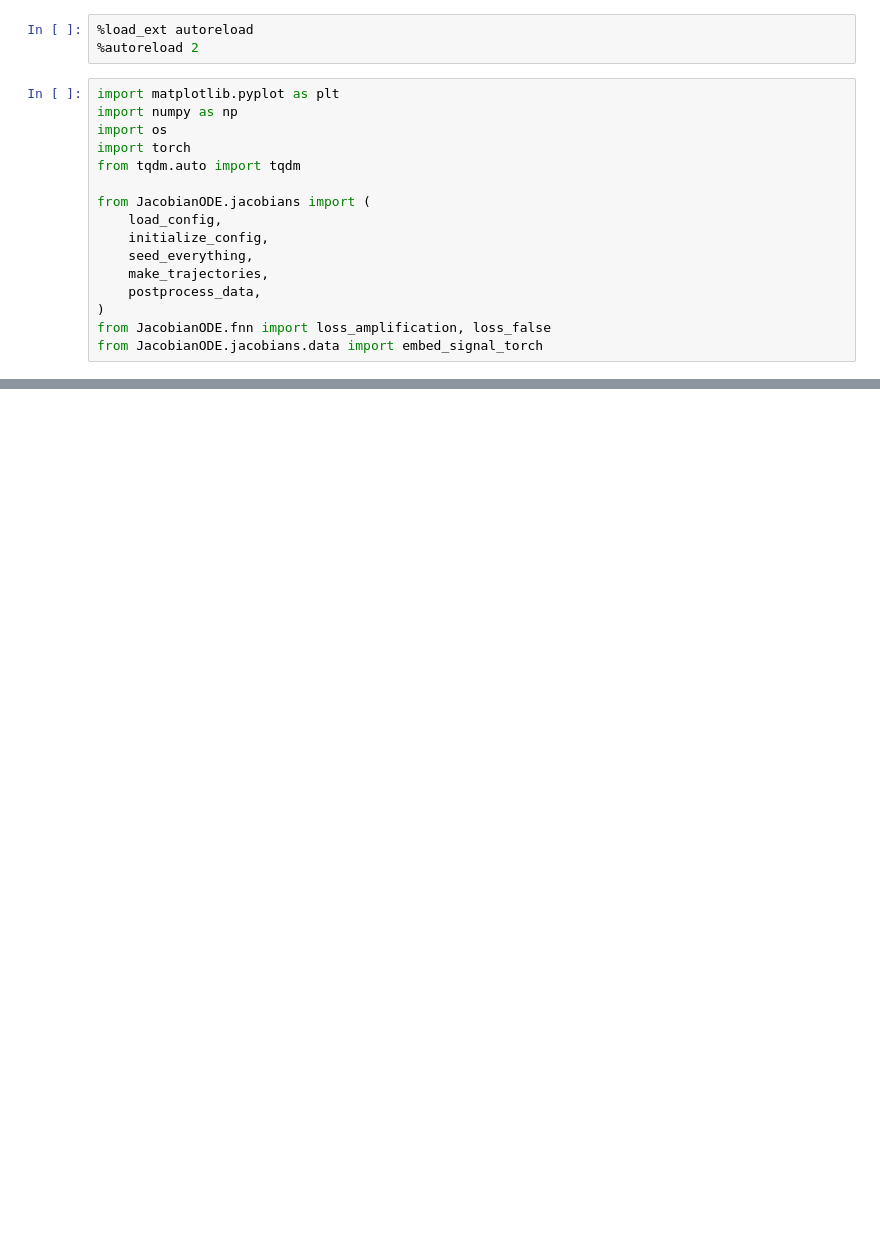
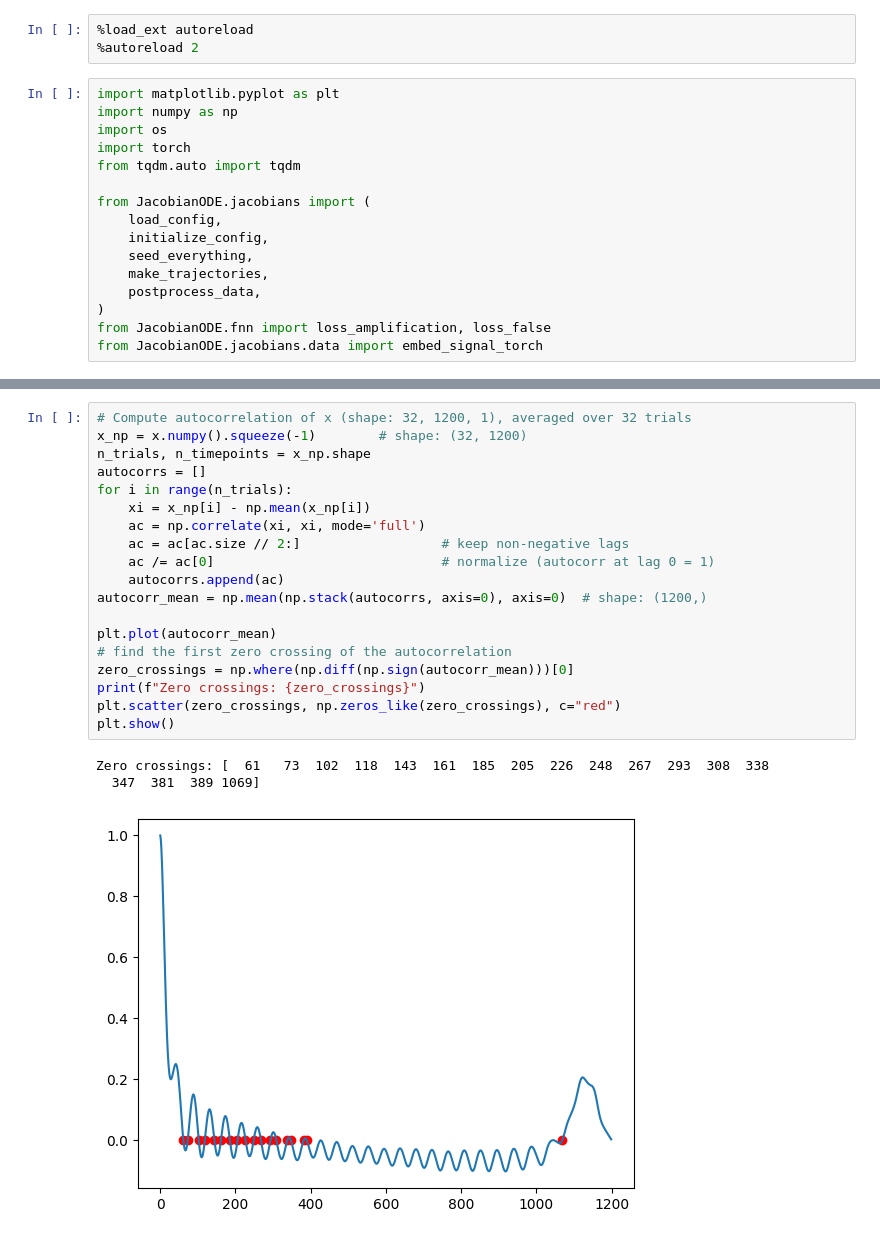
Before and after one commit to adamjeisen/JacobianODE, a Jupyter notebook: _jupyter/_sandbox/2026-03-02 - Delay Embedding Amp Loss.ipynb, the cells around one changed output, grey strips where cells are left out. Saved outputs shown, nothing was run; the diff lists cells and outputs as text; blank space fills up the shorter version.

```diff
--- a/_jupyter/_sandbox/2026-03-02 - Delay Embedding Amp Loss.ipynb
+++ b/_jupyter/_sandbox/2026-03-02 - Delay Embedding Amp Loss.ipynb
@@ -88,3 +87,26 @@ x (for delay embedding): torch.Size([4096, 49, 42])
+# %%
+# Compute autocorrelation of x (shape: 32, 1200, 1), averaged over 32 trials
+x_np = x.numpy().squeeze(-1)        # shape: (32, 1200)
+n_trials, n_timepoints = x_np.shape
+autocorrs = []
+for i in range(n_trials):
+    xi = x_np[i] - np.mean(x_np[i])
+    ac = np.correlate(xi, xi, mode='full')
+    ac = ac[ac.size // 2:]                  # keep non-negative lags
+    ac /= ac[0]                             # normalize (autocorr at lag 0 = 1)
+    autocorrs.append(ac)
+autocorr_mean = np.mean(np.stack(autocorrs, axis=0), axis=0)  # shape: (1200,)
+
+plt.plot(autocorr_mean)
+# find the first zero crossing of the autocorrelation
+zero_crossings = np.where(np.diff(np.sign(autocorr_mean)))[0]
+print(f"Zero crossings: {zero_crossings}")
+plt.scatter(zero_crossings, np.zeros_like(zero_crossings), c="red")
+plt.show()
+# %% [output]
+Zero crossings: [  61   73  102  118  143  161  185  205  226  248  267  293  308  338
+  347  381  389 1069]
+[figure, added]
 # %%
 device = 'cuda' if torch.cuda.is_available() else 'cpu'
 amplification_losses = {}
```
Also changed, not shown: parts of 13 cells of this notebook, 6 other files.
